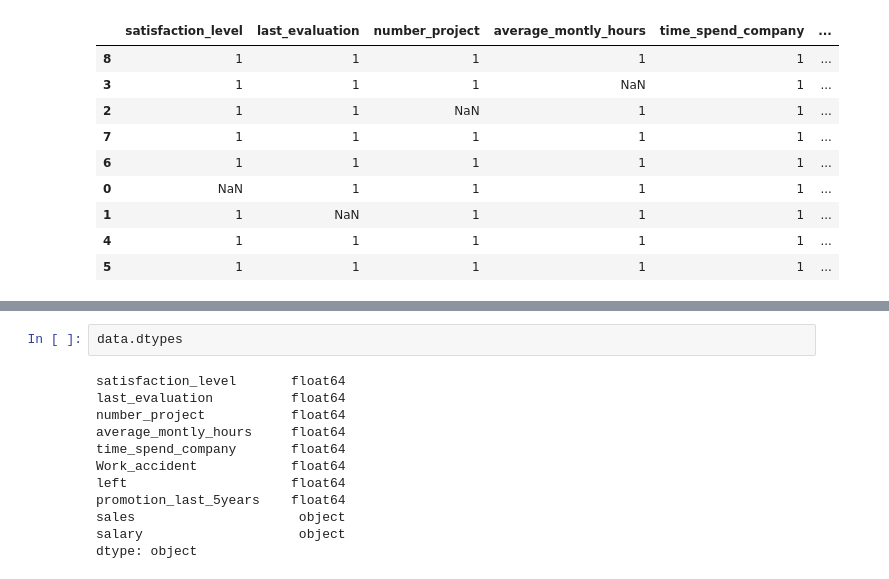
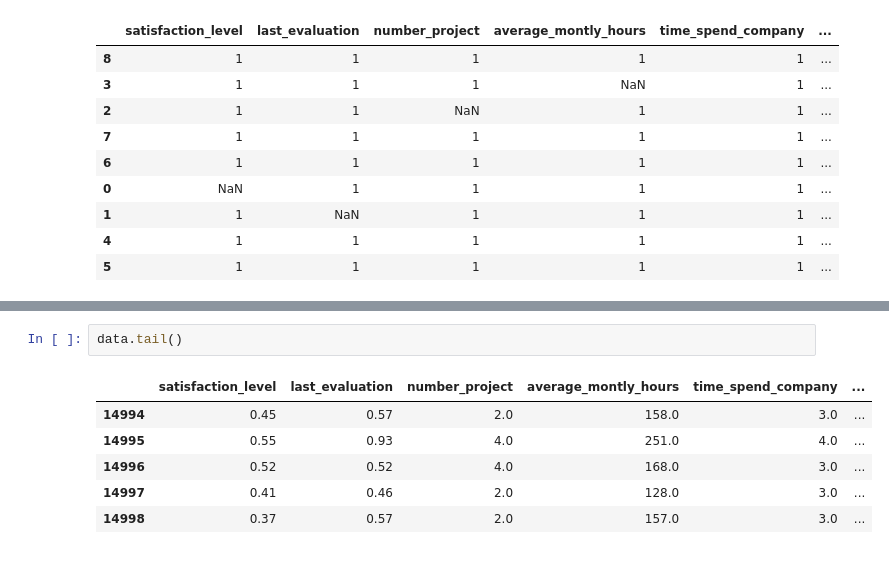
Before and after one commit to andirs/impyte, a Jupyter notebook: sandbox.ipynb, the cells around one changed output, grey strips where cells are left out. Saved outputs shown, nothing was run; the diff lists cells and outputs as text.

```diff
--- a/sandbox.ipynb
+++ b/sandbox.ipynb
@@ -288,14 +288,9 @@ imputer.impute()
 # %%
-data.dtypes
+data.tail()
 # %% [output]
-satisfaction_level       float64
-last_evaluation          float64
-number_project           float64
-average_montly_hours     float64
-time_spend_company       float64
-Work_accident            float64
-left                     float64
-promotion_last_5years    float64
-sales                     object
-salary                    object
-dtype: object
+|  | satisfaction_level | last_evaluation | number_project | average_montly_hours | time_spend_company | ... |
+| 14994 | 0.45 | 0.57 | 2.0 | 158.0 | 3.0 | ... |
+| 14995 | 0.55 | 0.93 | 4.0 | 251.0 | 4.0 | ... |
+| 14996 | 0.52 | 0.52 | 4.0 | 168.0 | 3.0 | ... |
+| 14997 | 0.41 | 0.46 | 2.0 | 128.0 | 3.0 | ... |
+| 14998 | 0.37 | 0.57 | 2.0 | 157.0 | 3.0 | ... |
```
Also changed, not shown: parts of 13 cells of this notebook, 1 other file.
